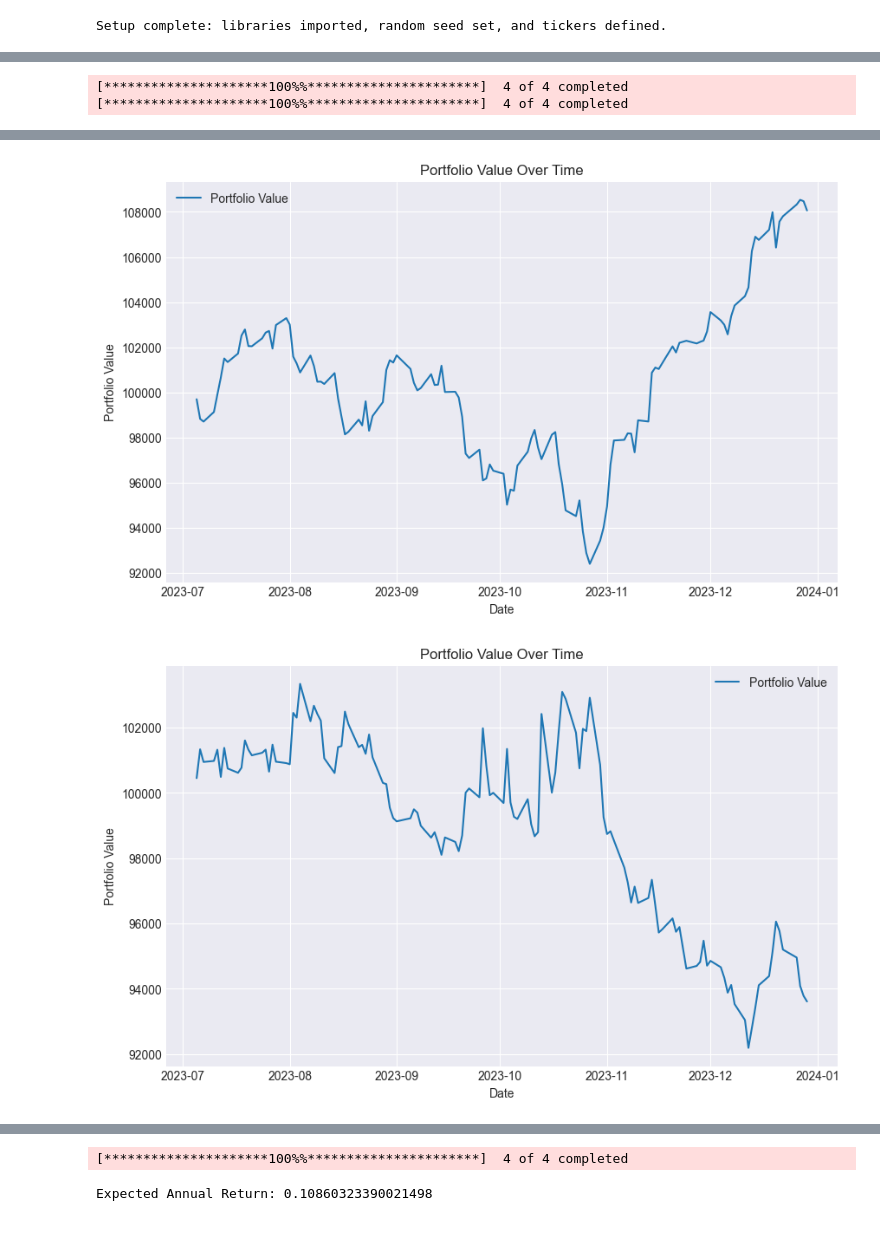
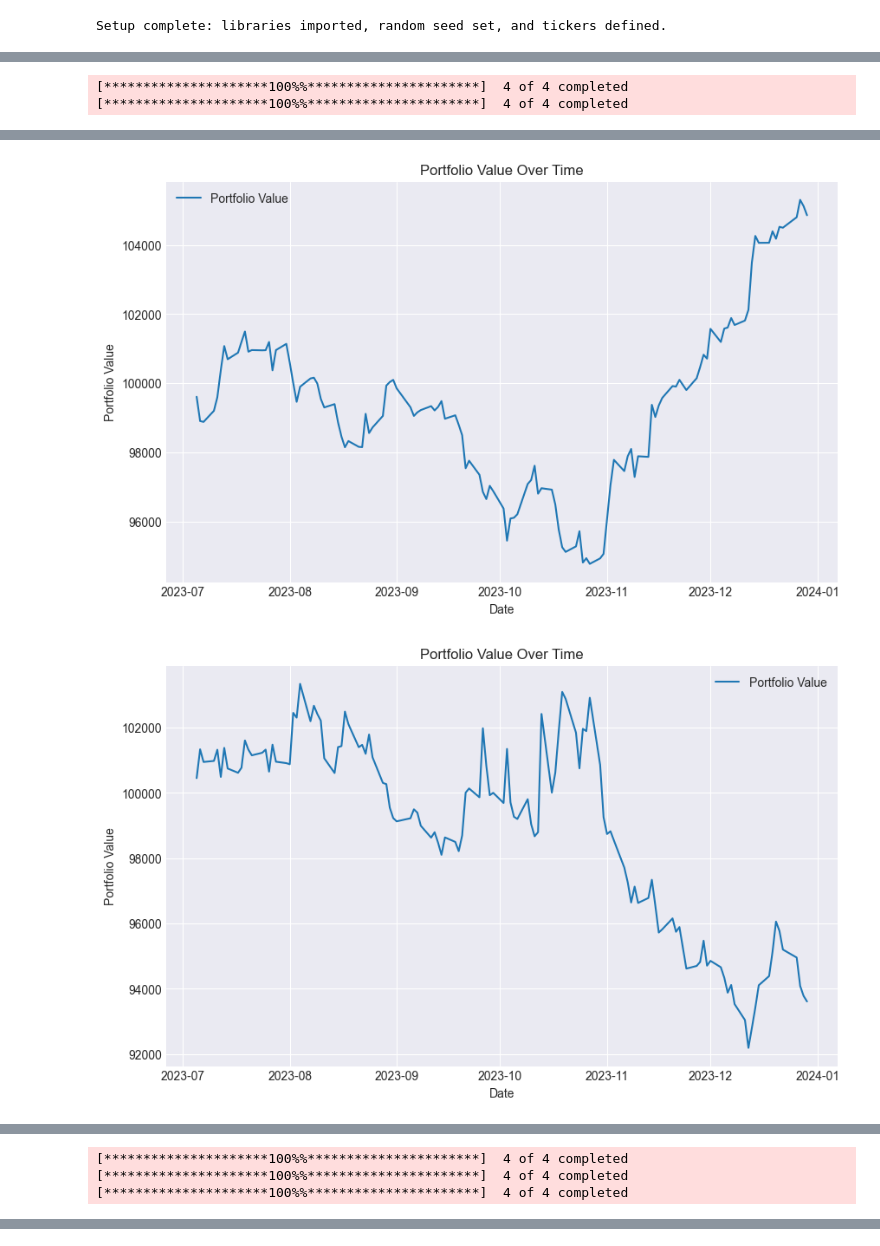
Before and after one commit to AmanNarendraAli/PortfolioOptimisationCapstone, a Jupyter notebook: main.ipynb, the cells around one changed output, grey strips where cells are left out. Saved outputs shown, nothing was run; the diff lists cells and outputs as text; code cells hidden in the pictures.

```diff
--- a/main.ipynb
+++ b/main.ipynb
@@ -145,7 +145,7 @@ class Portfolio:
         self.portfolio_history = []  # To track portfolio value over time
         self.rebalancing_dates = []  # To store rebalancing dates
 
-    def rebalance(self, new_weights: np.array):
+    def rebalance(self, new_weights: np.array, target_volatility = None):
         """
         Rebalances the portfolio according to new weights.
 
@@ -155,6 +155,8 @@ class Portfolio:
         if len(new_weights) != len(self.assets.columns):
             raise ValueError("Number of weights must match the number of assets.")
         self.weights = new_weights
+        if target_volatility is not None:
+            self.apply_volatility_scaling(target_volatility=target_volatility)
 
     def calculate_initial_shares(self, initial_cash, initial_prices):
         """
@@ -245,4 +247,30 @@ class Portfolio:
         plt.ylabel("Portfolio Value")
         plt.legend()
         plt.show()
+
+    def apply_volatility_scaling(final_allocations, returns, target_volatility=0.1, rolling_window=50):
+        """
+        Scales the final allocations based on target volatility.
+
+        Parameters:
+        - final_allocations: Array of final asset allocations (e.g., [0.3, 0.7] for 30% in asset A, 70% in asset B).
+        - returns: DataFrame of daily returns for each asset.
+        - target_volatility: Desired target volatility (e.g., 0.1 for 10%).
+        - rolling_window: Number of days for calculating rolling volatility.
+
+        Returns:
+        - scaled_allocations: Adjusted allocations to achieve the target volatility.
+        """
+        # Calculate portfolio returns based on final allocations
+        portfolio_returns = returns.dot(final_allocations)
+
+        # Calculate current portfolio volatility over the rolling window (annualized)
+        current_volatility = portfolio_returns.rolling(rolling_window).std().iloc[-1] * np.sqrt(252)
+
+        # Calculate scaling factor
+        scaling_factor = target_volatility / current_volatility if current_volatility > 0 else 1
+
+        # Apply scaling to allocations
+        scaled_allocations = final_allocations * scaling_factor
+        return scaled_allocations
 # %%
@@ -419,7 +422,7 @@ training_portfolio = Portfolio(100000, normalized_train_data)
 model = Model()
 initial_prices = testing_data.loc[testing_data.index[0]]  # First row of the actual price data
 # Rebalance every 2 years (252 trading days * 2)
-final_allocations = train_and_rebalance_portfolio(training_portfolio, frequency=20, model=model)
+final_allocations = train_and_rebalance_portfolio(training_portfolio, model=model)
 
 # Step 3: Initialize Testing Portfolio with Final LSTM Weights
 testing_portfolio = Portfolio(100000, normalized_testing_data)
@@ -495,3 +497,6 @@ Epoch 20/20
-[figure, old version]
+[figure, new version]
 [figure]
 [figure]
+[*********************100%%**********************]  4 of 4 completed
+[*********************100%%**********************]  4 of 4 completed
+[*********************100%%**********************]  4 of 4 completed
@@ -514,2 +516,0 @@ Weights:[2.02593316e-01 3.08964209e-01 2.16840434e-19 4.88442475e-01], Shares:{'
-[*********************100%%**********************]  4 of 4 completed
-Expected Annual Return: 0.10860323390021498
```
Also changed, not shown: parts of 9 cells of this notebook, 2 other files.
